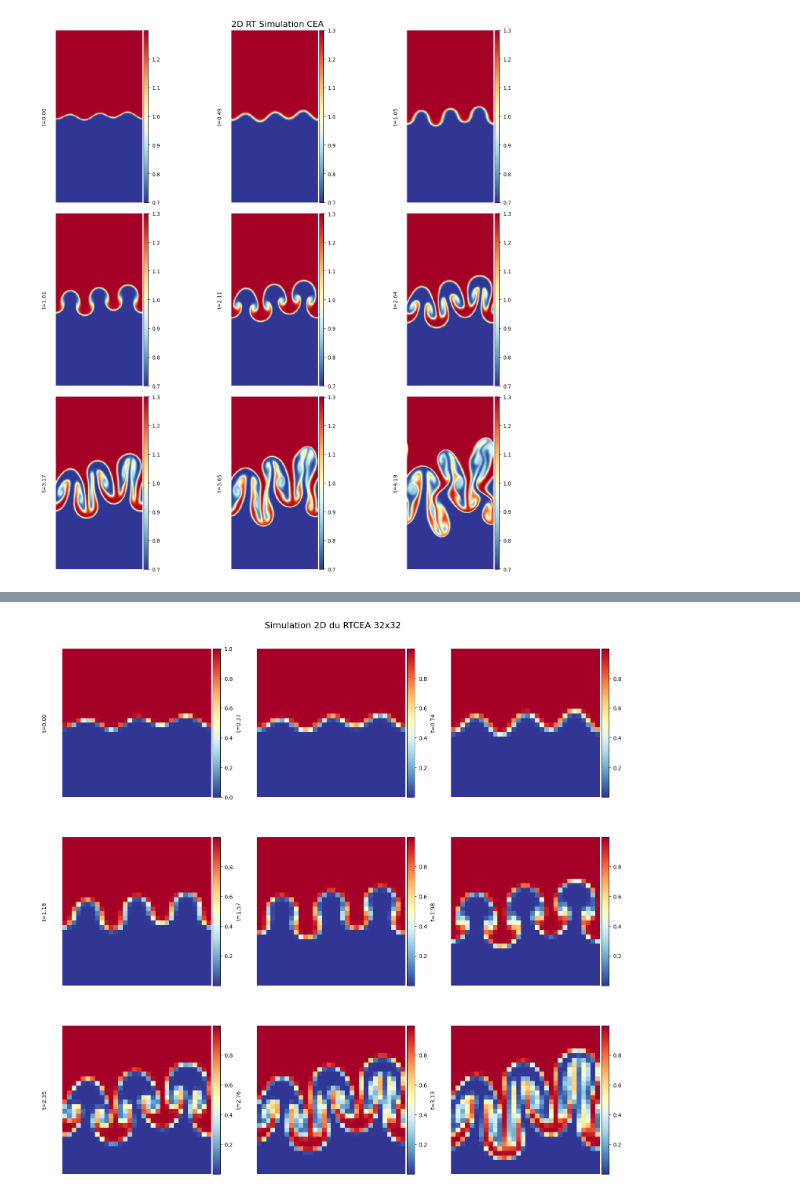
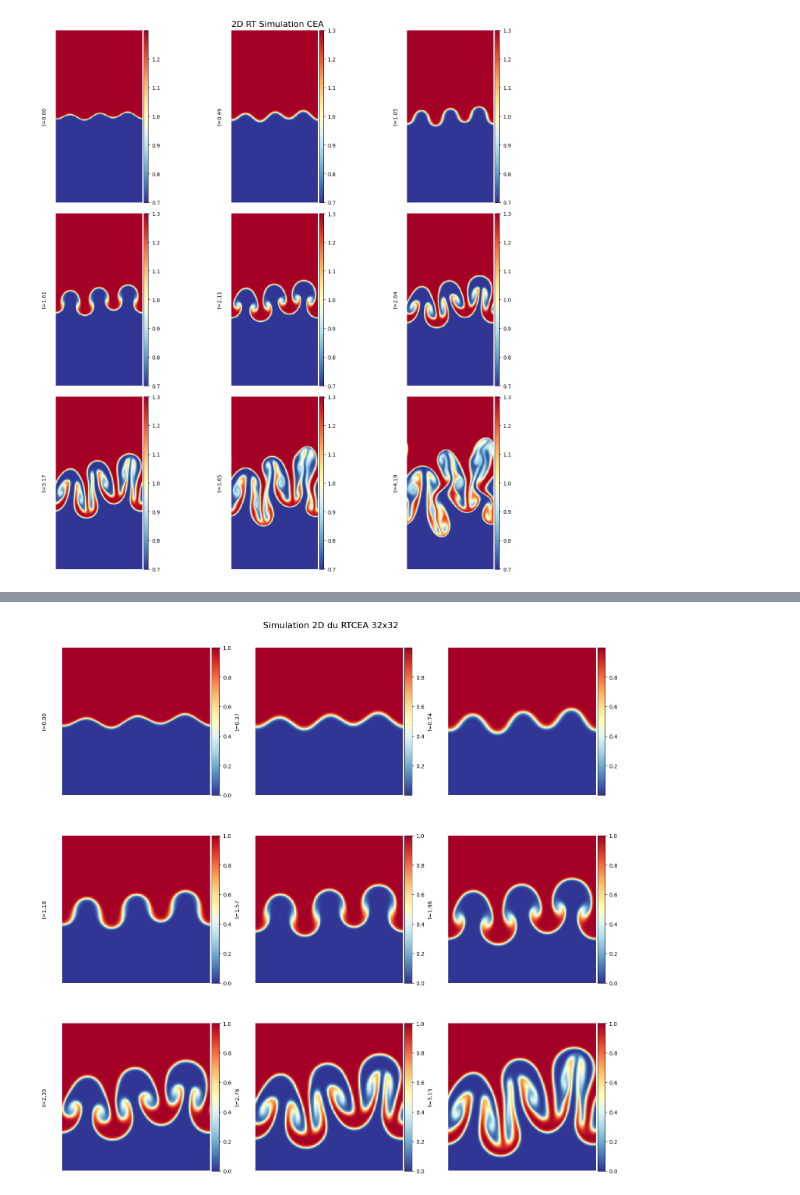
Before and after one commit to Samuel-Chapuis/Rayleigh-Taylor-Generative-Surrogate, a Jupyter notebook: analyse_outils/VisualisationSim.ipynb, the cells around one changed output, grey strips where cells are left out. Drawn from its saved outputs; the diff is of its cells as text; code cells hidden in the pictures.

```diff
--- a/analyse_outils/VisualisationSim.ipynb
+++ b/analyse_outils/VisualisationSim.ipynb
@@ -115,8 +115,8 @@ plot_sim_2d_melange_info(sim, alpha_band=0.25, epsilon=0.1, marge=5)
 # %%
-sim_norm, new_time = data_preprocessing(sim, time, resize=32)
+sim_norm, new_time = data_preprocessing(sim, time, resize=256)
 plot_sim_2d(sim_norm, new_time, titre="Simulation 2D du RTCEA 32x32", save=False)
 # %% [output]
-[figure, old version]
+[figure, new version]
 # %%
 # # Deformation de la zone de mélange
 
```
Also changed, not shown: parts of 1 cell of this notebook, 12 other files.
